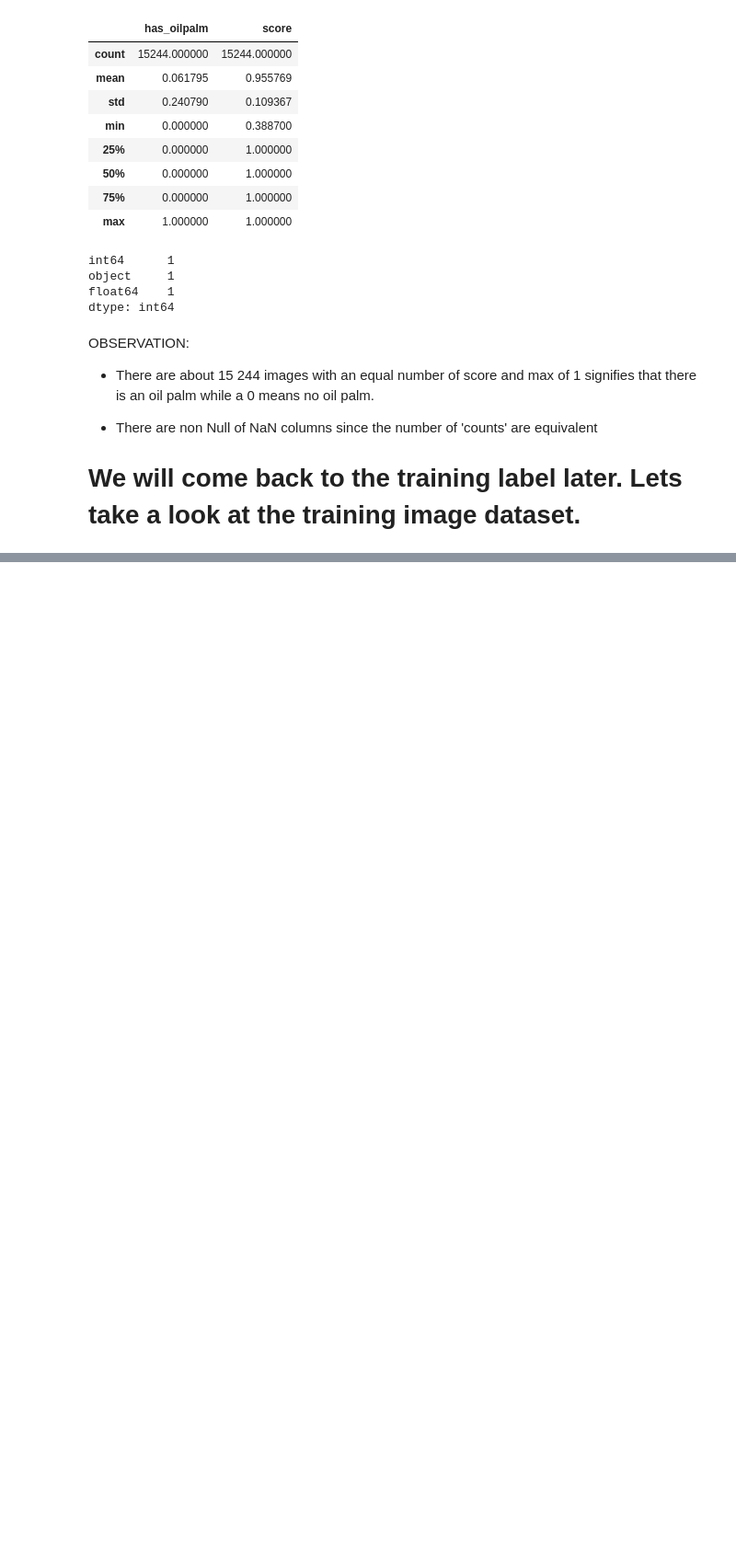
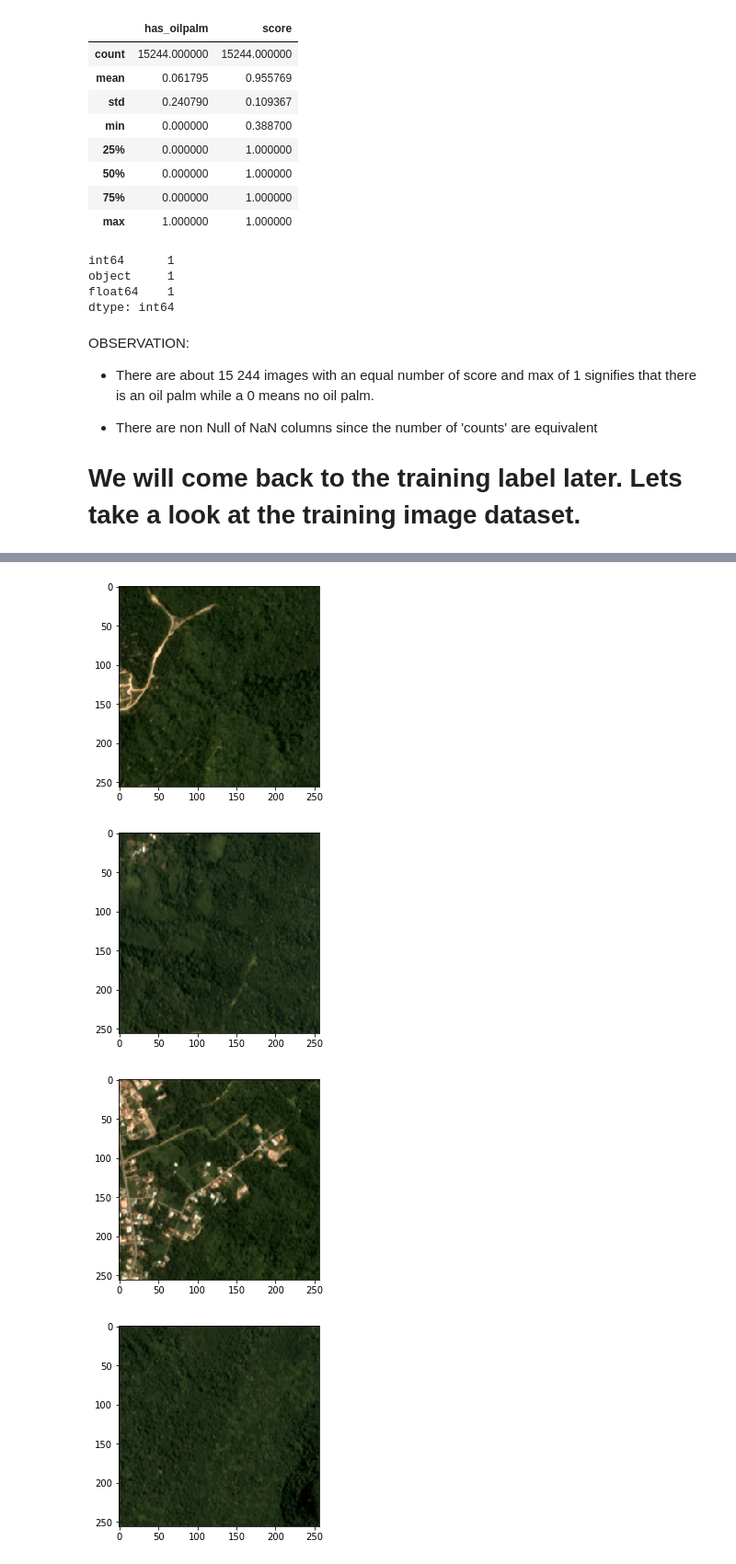
Before and after one commit to amysudarat/KaggleProject, a Jupyter notebook: WIDS-Intro and background.ipynb, the cells around one changed output, grey strips where cells are left out. Shown at 92% size. Saved outputs shown, nothing was run; the diff lists cells and outputs as text; code cells hidden in the pictures; blank space fills up the shorter version.

Commit message:
images of sample 5 oilpalm

```diff
--- a/WIDS-Intro and background.ipynb
+++ b/WIDS-Intro and background.ipynb
@@ -74,6 +74,15 @@ import matplotlib.pyplot as plt
 import seaborn as sns
 # %% [markdown]
 # 2- Loading and Reading data
+# %%
+# #oading the .csv file
+# data = pd.read_csv(r"C:\Users\mikel\OneDrive\WIDS-2019\wids datasets\traininglabels (1).csv")
+# data.sample(5)
+
+#Loading the images paths
+img_train_path = os.path.abspath(r'C:\Users\mikel\OneDrive\WIDS-2019\wids datasets\train_images')
+img_test_path = os.path.abspath(r'C:\Users\mikel\OneDrive\WIDS-2019\wids datasets\leaderboard_test_data')
+img_holdout_train_path = os.path.abspath(r'C:\Users\mikel\OneDrive\WIDS-2019\wids datasets\leaderboard_holdout_data')
 # %%
 #oading the .csv file
 data = pd.read_csv(r"C:\Users\mikel\OneDrive\WIDS-2019\wids datasets\traininglabels (1).csv")
@@ -115,0 +125,3 @@ train_image =
+# %%
+data['image_path'] = [os.path.join(img_train_path,oilpalm) for oilpalm in data['image_id']]
+data.head()
@@ -115,0 +135,4 @@ train_image =
+# %%
+#Lets take a look at some of the oil palm satellite images
+random_images = np.random.choice(data['image_path'],5)
+random_images
@@ -115,0 +146,11 @@ train_image =
+# %%
+from PIL import Image
+for i in random_images:
+    img  = Image.open(i)
+    plt.imshow(img)
+    plt.show()
+# %% [output]
+[figure, added]
+[figure, added]
+[figure, added]
+[figure, added]
```
Also changed, not shown: parts of 7 cells of this notebook.
